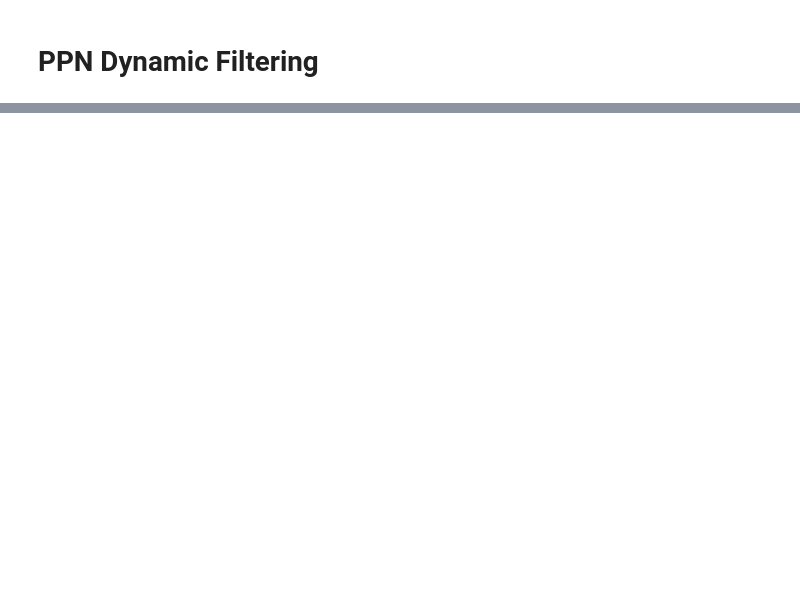
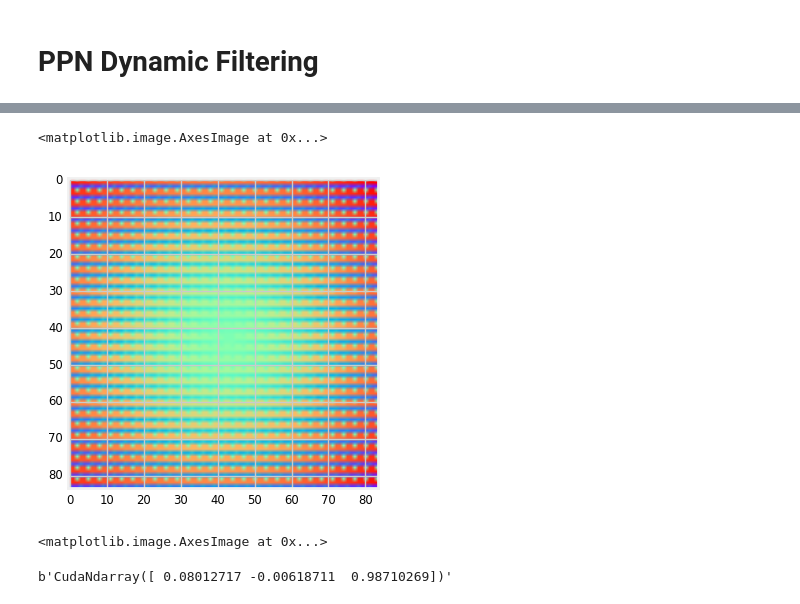
Before and after one commit to unique-horn/ppap-experiments, a Jupyter notebook: dfn/dfn-mnist.ipynb, the cells around one changed output, grey strips where cells are left out. Saved outputs shown, nothing was run; the diff lists cells and outputs as text; code cells hidden in the pictures; blank space fills up the shorter version.

```diff
--- a/dfn/dfn-mnist.ipynb
+++ b/dfn/dfn-mnist.ipynb
@@ -73,0 +111,16 @@ model.add(PPDFN(3, 28, 28))
+# %%
+model.compile(loss='categorical_crossentropy',
+              optimizer='adam',
+              metrics=['accuracy'])
+
+class History(Callback):
+    def on_train_begin(self, logs={}):
+        self.filter = None
+
+#     def on_batch_end(self, batch, logs={}):
+#         self.filter = model.layers[1].filters.eval()
+
+history = History()
+
+model.fit(X_train, Y_train, batch_size=batch_size, nb_epoch=10,
+          verbose=1, validation_data=(X_test, Y_test), callbacks=[history])
@@ -73,0 +146,11 @@ model.add(PPDFN(3, 28, 28))
+# %%
+get_filter = get_filter_getter(model)
+fs = get_filter(X_test[:20])
+plt.imshow(filters_image(fs[0]))
+# %% [output]
+<matplotlib.image.AxesImage at 0x...>
+[figure, added]
+# %%
+plt.imshow(fs[0][: , :, 0, 0])
+# %% [output]
+<matplotlib.image.AxesImage at 0x...>
@@ -73,0 +159,4 @@ model.add(PPDFN(3, 28, 28))
+# %%
+gen.coordinate_weights.eval()
+# %% [output]
+b'CudaNdarray([ 0.08012717 -0.00618711  0.98710269])'
```
Also changed, not shown: parts of 8 cells of this notebook, 1 other file.
